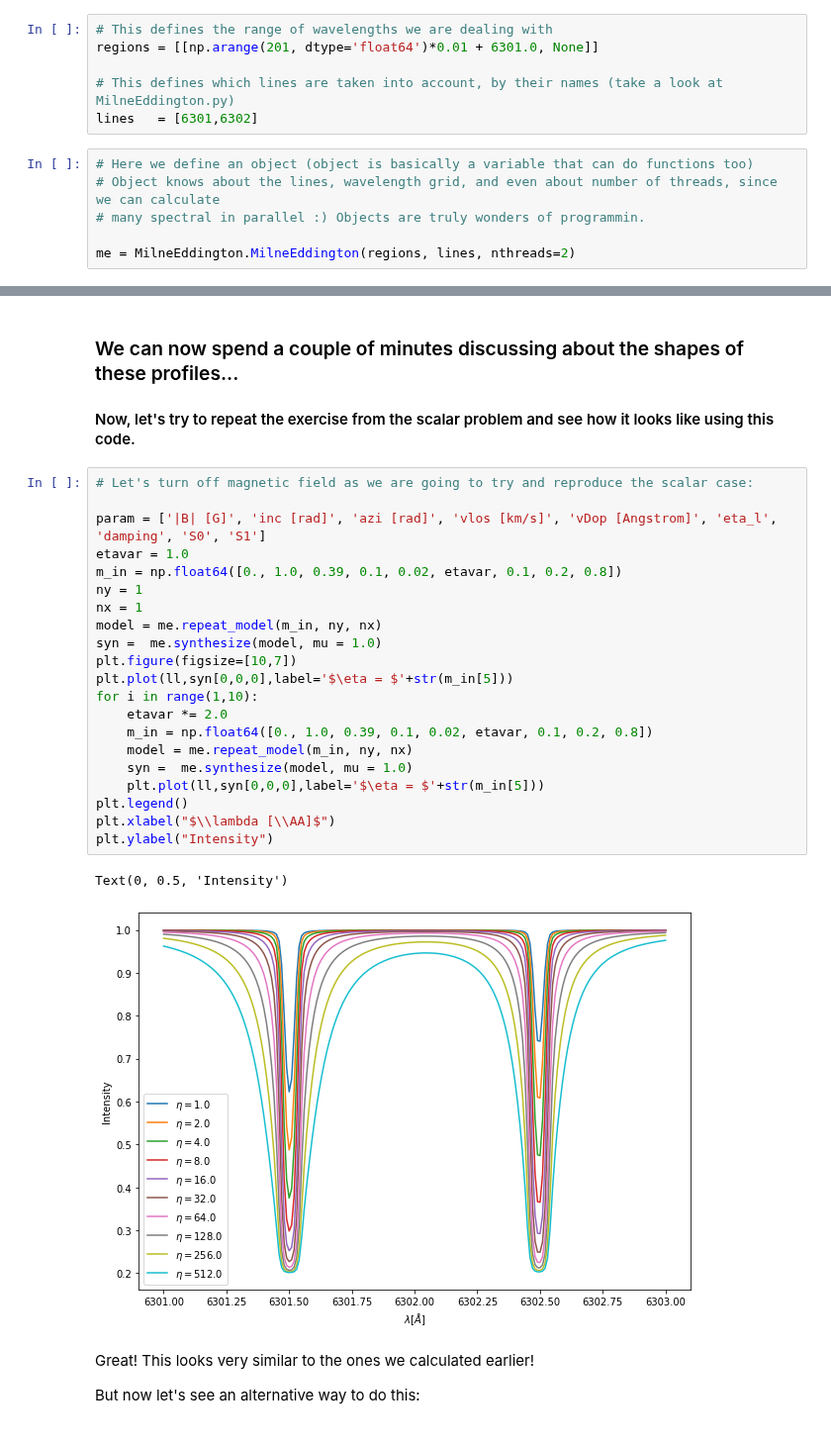
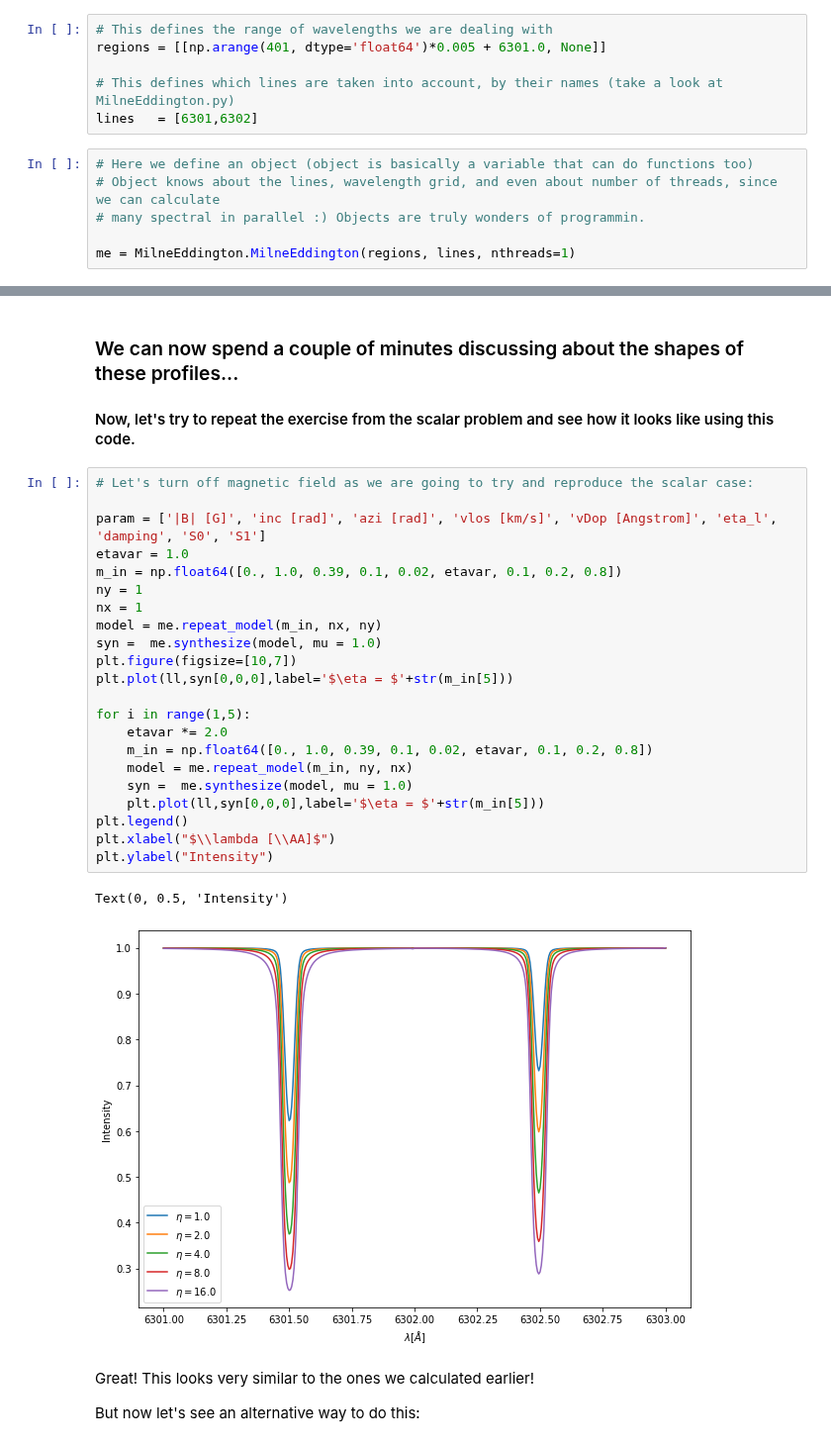
Before and after one commit to ivanzmilic/me_inversion_exercises, a Jupyter notebook: polarized_me_forward.ipynb, the cells around one changed output, grey strips where cells are left out. Shown at 99% size. Cells and saved outputs as stored; diff of their text form.

```diff
--- a/polarized_me_forward.ipynb
+++ b/polarized_me_forward.ipynb
@@ -16,7 +16,7 @@ import matplotlib.pyplot as plt
 Now, the calculations are much more involved. There is splitting, etc, so we are using "out of the box" code and hiding it all elsewhere.
 # %%
 # This defines the range of wavelengths we are dealing with
-regions = [[np.arange(201, dtype='float64')*0.01 + 6301.0, None]]
+regions = [[np.arange(401, dtype='float64')*0.005 + 6301.0, None]]
 
 # This defines which lines are taken into account, by their names (take a look at MilneEddington.py)
 lines   = [6301,6302]
@@ -25,7 +25,7 @@ lines   = [6301,6302]
 # Object knows about the lines, wavelength grid, and even about number of threads, since we can calculate
 # many spectral in parallel :) Objects are truly wonders of programmin.
 
-me = MilneEddington.MilneEddington(regions, lines, nthreads=2)
+me = MilneEddington.MilneEddington(regions, lines, nthreads=1)
 # %% [markdown]
 #### We have now defined the "general" outline of our problem. Now we can define many models and see how does each model parameter affect outgoing polarization.
 # %%
@@ -88,27 +91,28 @@ Text(0, 0.5, 'V')
 # %%
 # Let's turn off magnetic field as we are going to try and reproduce the scalar case:
 
 param = ['|B| [G]', 'inc [rad]', 'azi [rad]', 'vlos [km/s]', 'vDop [Angstrom]', 'eta_l', 'damping', 'S0', 'S1']
 etavar = 1.0
 m_in = np.float64([0., 1.0, 0.39, 0.1, 0.02, etavar, 0.1, 0.2, 0.8])
 ny = 1
 nx = 1
-model = me.repeat_model(m_in, ny, nx)
+model = me.repeat_model(m_in, nx, ny)
 syn =  me.synthesize(model, mu = 1.0)
 plt.figure(figsize=[10,7])
 plt.plot(ll,syn[0,0,0],label='$\eta = $'+str(m_in[5]))
-for i in range(1,10):
+
+for i in range(1,5):
     etavar *= 2.0
     m_in = np.float64([0., 1.0, 0.39, 0.1, 0.02, etavar, 0.1, 0.2, 0.8])
     model = me.repeat_model(m_in, ny, nx)
     syn =  me.synthesize(model, mu = 1.0)
     plt.plot(ll,syn[0,0,0],label='$\eta = $'+str(m_in[5]))
 plt.legend()
 plt.xlabel("$\\lambda [\\AA]$")
 plt.ylabel("Intensity")
 # %% [output]
 Text(0, 0.5, 'Intensity')
-[figure, old version]
+[figure, new version]
 # %% [markdown]
 Great! This looks very similar to the ones we calculated earlier!
 
```
Also changed, not shown: parts of 10 cells of this notebook.
